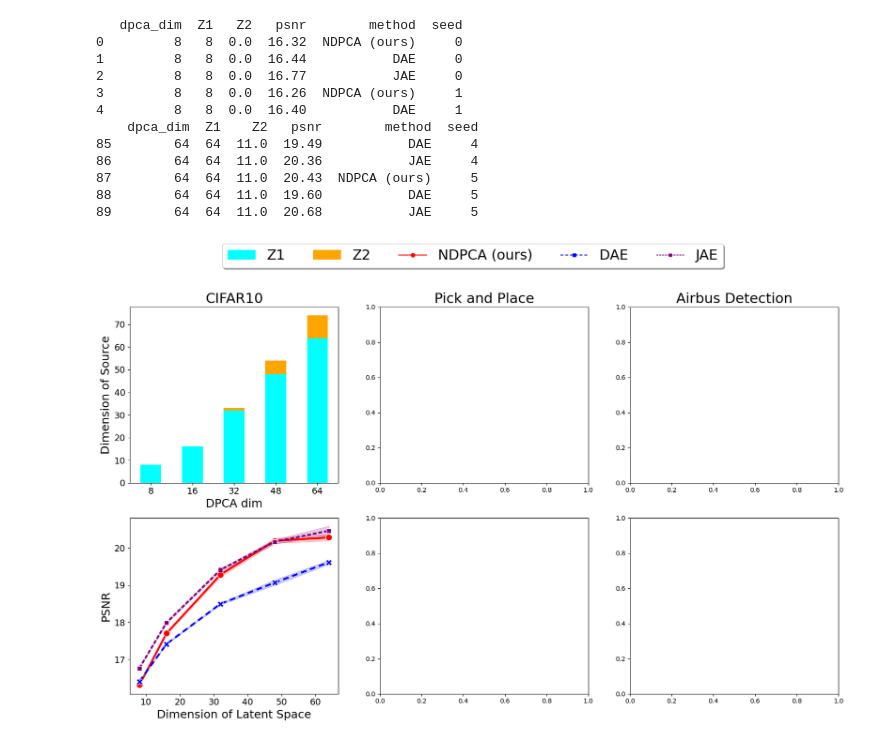
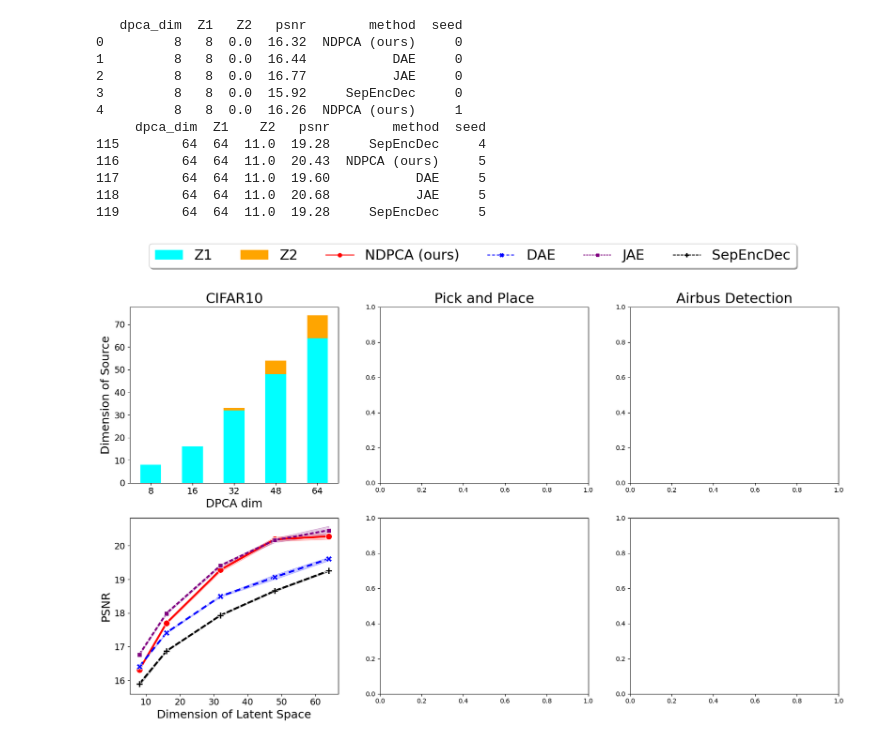
Before and after one commit to UTAustin-SwarmLab/Task-aware-Distributed-Source-Coding, a Jupyter notebook: plots/make_plot.ipynb, the cells around one changed output. Cells and saved outputs as stored; diff of their text form; code cells hidden in the pictures.

```diff
--- a/plots/make_plot.ipynb
+++ b/plots/make_plot.ipynb
@@ -9,6 +9,7 @@ import warnings
 warnings.simplefilter(action='ignore', category=FutureWarning)
 # %config InlineBackend.close_figures=False # keep figures open in pyplot
 # %%
+
 numval = 5
 numseed = 6
 # ind 0: latent dim, ind 1: seed
@@ -31,6 +32,12 @@ psnr_ndpca = [[16.32, 17.71, 19.26, 20.18, 20.22],
               [16.33, 17.72, 19.35, 20.34, 20.45],
               [16.33, 17.73, 19.36, 20.17, 20.21],
               [16.32, 17.71, 19.19, 20.2, 20.43]]
+psnr_sep_enc_dec = [[15.92, 16.9, 17.93, 18.71, 19.2],
+              [15.93, 16.9, 17.97, 18.62, 19.24],
+              [15.75, 16.86, 17.9, 18.69, 19.24],
+              [15.92, 16.85, 17.93, 18.64, 19.28],
+              [15.92, 16.85, 17.93, 18.64, 19.28],###
+              [15.92, 16.85, 17.93, 18.64, 19.28]]###
 Z = [8, 16, 32, 48, 64]
 Z1 = [[8, 16, 31, 42, 54],
       [8, 16, 31, 41, 52],
@@ -43,6 +50,7 @@ Z1 = [[8, 16, 31, 42, 54],
 psnr_dae = np.array(psnr_dae).T
 psnr_jae = np.array(psnr_jae).T
 psnr_ndpca = np.array(psnr_ndpca).T
+psnr_sep_enc_dec = np.array(psnr_sep_enc_dec).T
 
 Z = np.array(Z).T
 Z1 = np.array(Z1).T
@@ -71,6 +79,7 @@ for i in range(len(psnr_dae)): ### latent dim
         cifar_df = cifar_df.append({'dpca_dim': Z[i], 'Z1': Z1[i, j], 'Z2': Z2[i, j] ,'psnr': psnr_ndpca[i, j], 'method': 'NDPCA (ours)', 'seed': j}, ignore_index=True)
         cifar_df = cifar_df.append({'dpca_dim': Z[i], 'Z1': Z1[i, j], 'Z2': Z2[i, j] ,'psnr': psnr_dae[i, j], 'method': 'DAE', 'seed': j}, ignore_index=True)
         cifar_df = cifar_df.append({'dpca_dim': Z[i], 'Z1': Z1[i, j], 'Z2': Z2[i, j] ,'psnr': psnr_jae[i, j], 'method': 'JAE', 'seed': j}, ignore_index=True)
+        cifar_df = cifar_df.append({'dpca_dim': Z[i], 'Z1': Z1[i, j], 'Z2': Z2[i, j] ,'psnr': psnr_sep_enc_dec[i, j], 'method': 'SepEncDec', 'seed': j}, ignore_index=True)
 
 print(cifar_df.head())
 print(cifar_df.tail())
@@ -79,14 +88,14 @@ print(cifar_df.tail())
 0         8   8  0.0  16.32  NDPCA (ours)     0
 1         8   8  0.0  16.44           DAE     0
 2         8   8  0.0  16.77           JAE     0
-3         8   8  0.0  16.26  NDPCA (ours)     1
-4         8   8  0.0  16.40           DAE     1
-    dpca_dim  Z1    Z2   psnr        method  seed
-85        64  64  11.0  19.49           DAE     4
-86        64  64  11.0  20.36           JAE     4
-87        64  64  11.0  20.43  NDPCA (ours)     5
-88        64  64  11.0  19.60           DAE     5
-89        64  64  11.0  20.68           JAE     5
+3         8   8  0.0  15.92     SepEncDec     0
+4         8   8  0.0  16.26  NDPCA (ours)     1
+     dpca_dim  Z1    Z2   psnr        method  seed
+115        64  64  11.0  19.28     SepEncDec     4
+116        64  64  11.0  20.43  NDPCA (ours)     5
+117        64  64  11.0  19.60           DAE     5
+118        64  64  11.0  20.68           JAE     5
+119        64  64  11.0  19.28     SepEncDec     5
 # %%
 fig, ax_list = plt.subplot_mosaic(
         [["cifar_z", "pnp_z", "airbus_z"],
@@ -107,32 +116,32 @@ fig, ax_list = plt.subplot_mosaic(
 ax_list["cifar_z"].set_title("CIFAR10", fontsize=22)
 ax_list["pnp_z"].set_title("Pick and Place", fontsize=22)
 ax_list["airbus_z"].set_title("Airbus Detection", fontsize=22)
 
 
 ### plot cifar denoising
 
 ## plot DPCA curve
 ax4 = sns.lineplot(data=cifar_df, x="dpca_dim", y="psnr", ax=ax_list["cifar_dpca"], linewidth=3, hue='method',
-                    palette=['red', 'blue', 'purple'], dashes=['', (3,2), (2,1)], style="method", markers=True, markersize=10)
+                    palette=['red', 'blue', 'purple', 'black'], dashes=['', (3,2), (2,1), (3,1)], style="method", markers=True, markersize=10)
 ax_list["cifar_dpca"].set_xlabel("Dimension of Latent Space", fontsize=18)
 ax_list["cifar_dpca"].set_ylabel("PSNR", fontsize=18)
 ax_list["cifar_dpca"].tick_params(axis="x", labelsize=14)
 ax_list["cifar_dpca"].tick_params(axis="y", labelsize=14)
 ax_list["cifar_dpca"].legend().remove()
 
 ## plot Z1 and Z2
 cifar_df_z = cifar_df.loc[(cifar_df["method"]).str.contains('NDPCA') & (cifar_df["seed"] == cifar_df.iloc[0]["seed"]) ]
 cifar_df_z.plot(kind='bar', stacked=True, color=['aqua', 'orange'], ax=ax_list["cifar_z"],
                 x="dpca_dim", y=["Z1", "Z2"], width=0.5, rot=0)
 ax_list["cifar_z"].set_xlabel("DPCA dim", fontsize=18)
 ax_list["cifar_z"].set_ylabel("Dimension of Source", fontsize=18)
 ax_list["cifar_z"].tick_params(axis="x", labelsize=14)
 ax_list["cifar_z"].tick_params(axis="y", labelsize=14)
 ax_list["cifar_z"].legend().remove()
 
 lines_labels = [ax.get_legend_handles_labels() for ax in fig.axes ]#[ax_list["cifar_dpca"], ax_list["cifar_z"]]]
 lines, labels = [sum(lol, []) for lol in zip(*lines_labels)]
 lgd = fig.legend(lines, labels, loc='upper center', bbox_to_anchor=(0.5, 1.02), fancybox=True, shadow=True, ncol=6, fontsize=22)
 plt.show()
 # %% [output]
-[figure, old version]
+[figure, new version]
```
